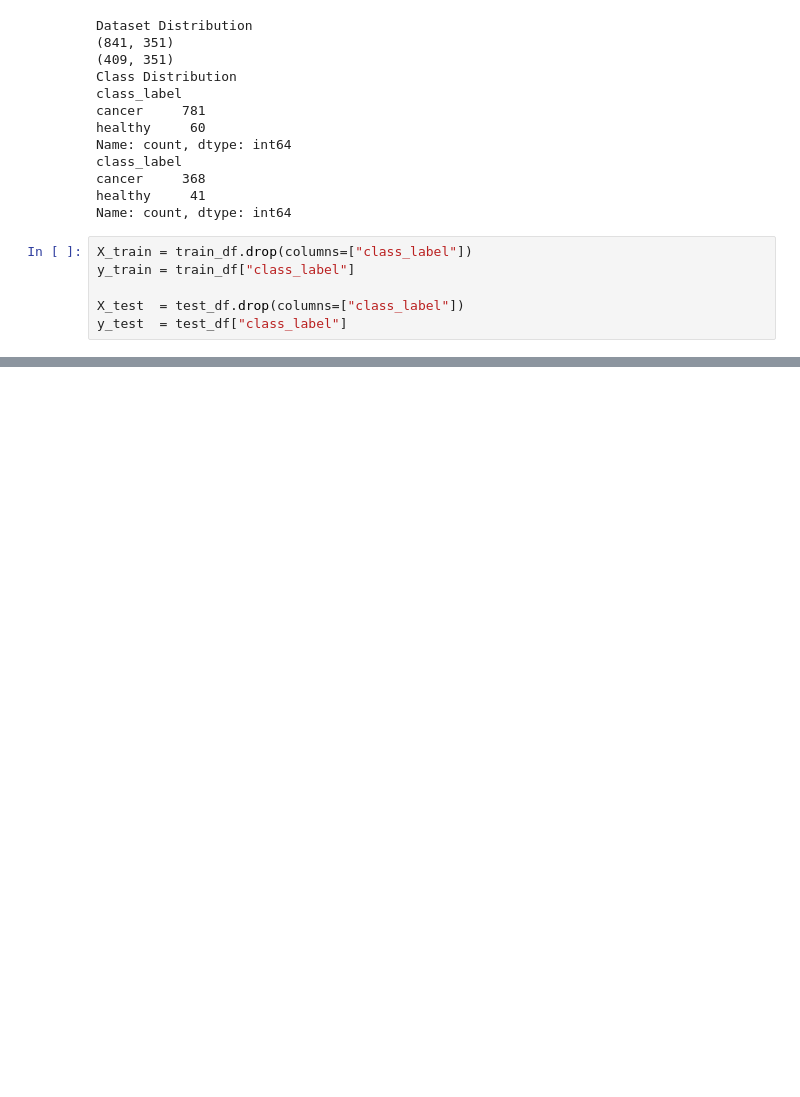
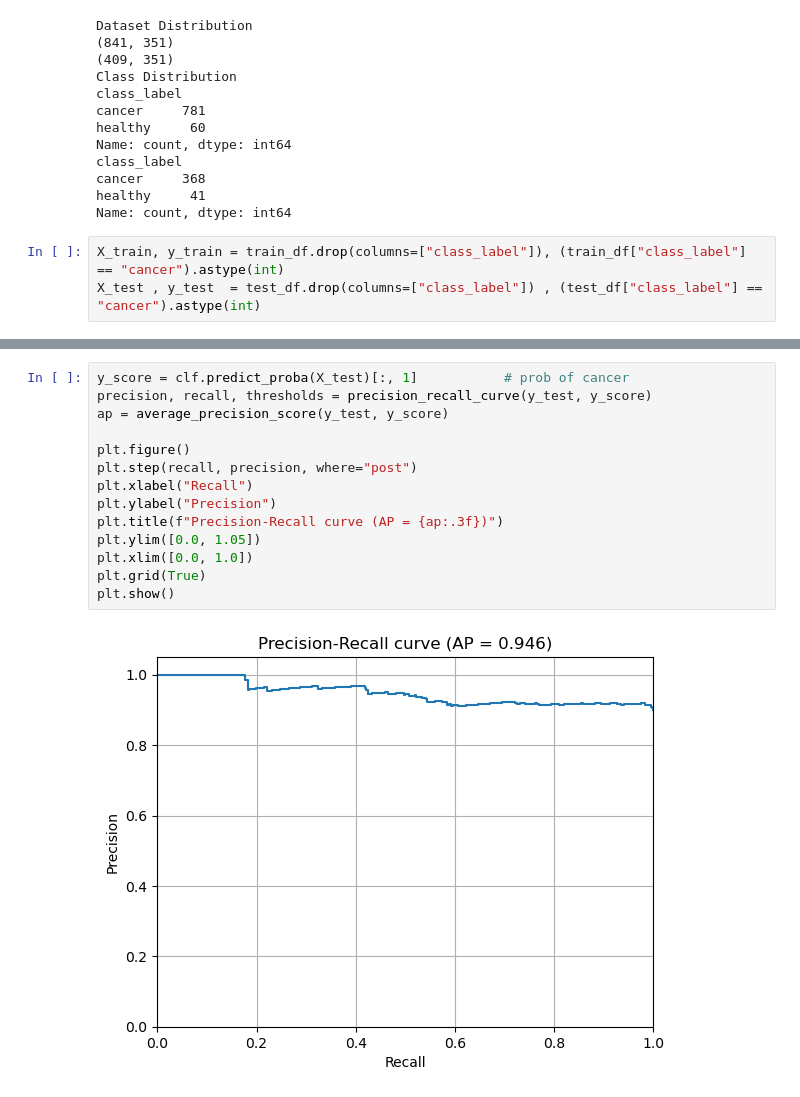
Before and after one commit to SalmanAlfarisi5/CancerDetection, a Jupyter notebook: Models/LogisticRegression.ipynb, the cells around one changed output, grey strips where cells are left out. Cells and saved outputs as stored; diff of their text form; blank space fills up the shorter version.

Commit message:
find sweet spot between recall and precision

```diff
--- a/Models/LogisticRegression.ipynb
+++ b/Models/LogisticRegression.ipynb
@@ -29,11 +31,8 @@ cancer     368
 healthy     41
 Name: count, dtype: int64
 # %%
-X_train = train_df.drop(columns=["class_label"])
-y_train = train_df["class_label"]
-
-X_test  = test_df.drop(columns=["class_label"])
-y_test  = test_df["class_label"]
+X_train, y_train = train_df.drop(columns=["class_label"]), (train_df["class_label"] == "cancer").astype(int)
+X_test , y_test  = test_df.drop(columns=["class_label"]) , (test_df["class_label"] == "cancer").astype(int)
 # %%
 # Train Logistic Regression to optimize recall since false negative is what we try to minimize in disease classification
 # Here, we simply train plain Logistic regression then we'll improve it later on
@@ -57,3 +56,19 @@ Recall Test: 1.0
                 pred_cancer  pred_healthy
 actual_cancer           368             0
 actual_healthy           41             0
+# %%
+y_score = clf.predict_proba(X_test)[:, 1]           # prob of cancer
+precision, recall, thresholds = precision_recall_curve(y_test, y_score)
+ap = average_precision_score(y_test, y_score)
+
+plt.figure()
+plt.step(recall, precision, where="post")
+plt.xlabel("Recall")
+plt.ylabel("Precision")
+plt.title(f"Precision-Recall curve (AP = {ap:.3f})")
+plt.ylim([0.0, 1.05])
+plt.xlim([0.0, 1.0])
+plt.grid(True)
+plt.show()
+# %% [output]
+[figure, added]
```
Also changed, not shown: parts of 6 cells of this notebook.
